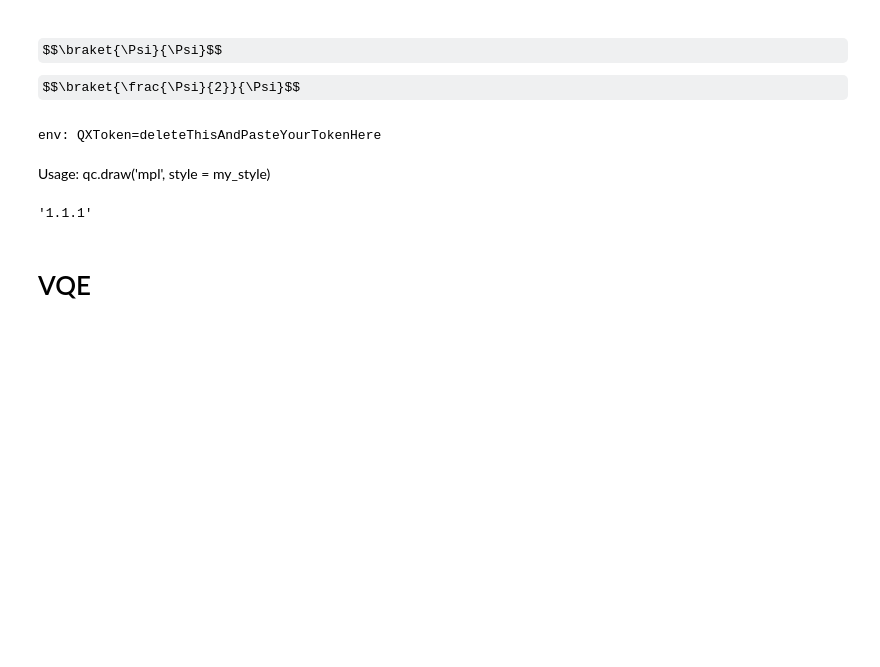
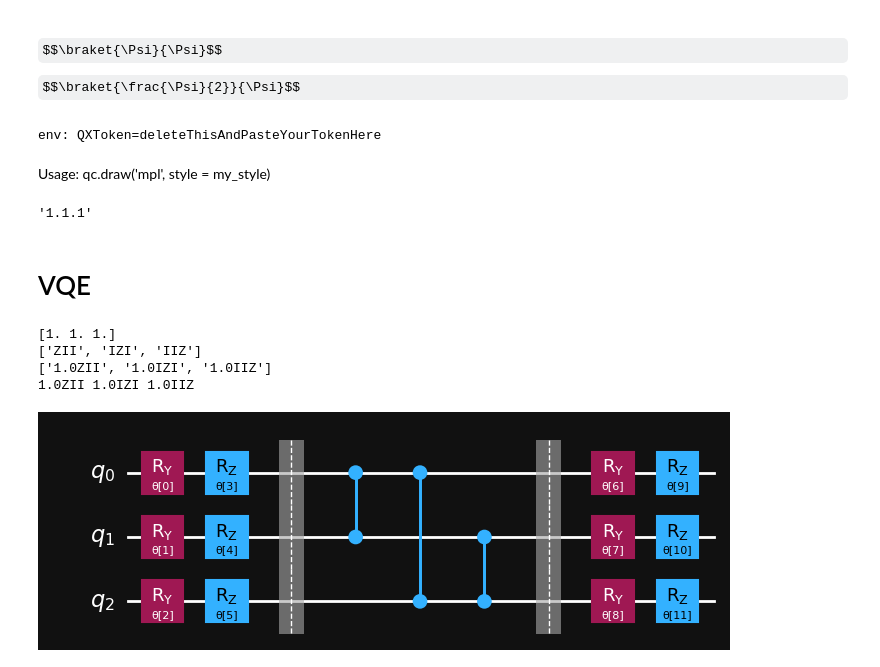
Before and after one commit to TheLittleRock/VQE-Test, a Jupyter notebook: VQE Test.ipynb, the cells around one changed output. Drawn from its saved outputs; the diff is of its cells as text; code cells hidden in the pictures; some formulas as TeX source; blank space fills up the shorter version.

```diff
--- a/VQE Test.ipynb
+++ b/VQE Test.ipynb
@@ -57,3 +57,26 @@ qiskit.__version__
 '1.1.1'
 # %% [markdown]
 # VQE
+# %%
+pauli_op = SparsePauliOp(['ZII', 'IZI', 'IIZ'])
+print(np.real(pauli_op.coeffs))
+print(pauli_op.paulis)
+print(["{}{}".format(i,j) for i,j in zip(np.real(pauli_op.coeffs), pauli_op.paulis)])
+for i,j in zip(np.real(pauli_op.coeffs), pauli_op.paulis): print("{}{} ".format(i,j), end='')
+# %% [output]
+[1. 1. 1.]
+['ZII', 'IZI', 'IIZ']
+['1.0ZII', '1.0IZI', '1.0IIZ']
+1.0ZII 1.0IZI 1.0IIZ
+# %%
+num_qubits = 3
+rotation_blocks = ['ry','rz']
+entanglement_blocks = 'cz'
+entanglement = 'full'
+
+ansatz = TwoLocal(num_qubits, rotation_blocks, entanglement_blocks, entanglement, reps=1, insert_barriers=True)
+num_params = ansatz.num_parameters
+
+ansatz.decompose().draw('mpl', style = my_style)
+# %% [output]
+[figure, added]
```
Also changed, not shown: parts of 6 cells of this notebook, 1 other file.
